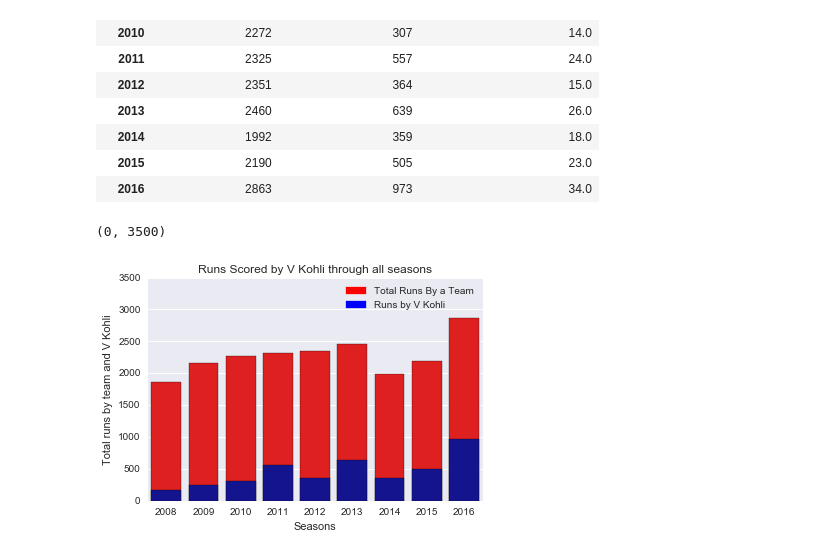
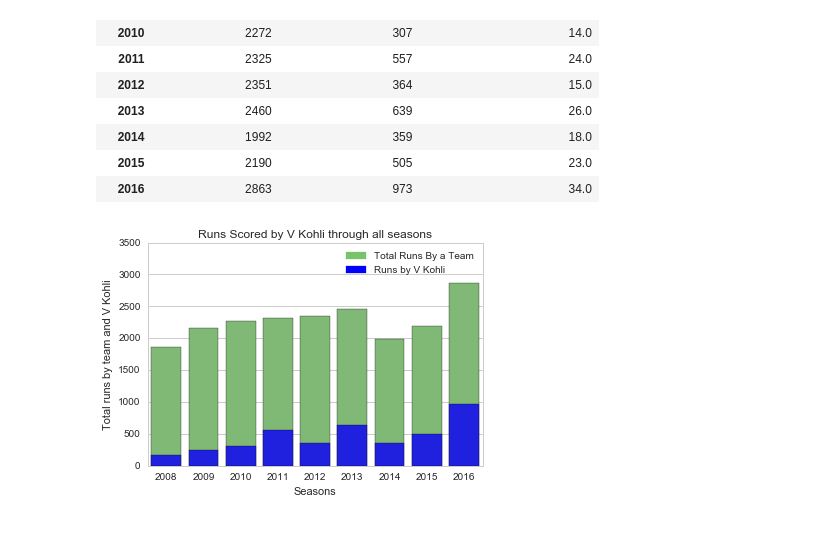
Before and after one commit to raoani/pythondataanalysis, a Jupyter notebook: IPLAnalysis/PythonAnalysis/analysis_3.ipynb, the cells around one changed output. Cells and saved outputs as stored; diff of their text form; code cells hidden in the pictures.

```diff
--- a/IPLAnalysis/PythonAnalysis/analysis_3.ipynb
+++ b/IPLAnalysis/PythonAnalysis/analysis_3.ipynb
@@ -68,13 +88,14 @@ appended_data.set_index(['season'])
 | 2016 | 2863 | 973 | 34.0 |
 # %%
 fig = plt.figure()
-sns.barplot(x =appended_data.season , y = appended_data['total_runs_by_team'] , color = "red")
-bottom_plot = sns.barplot(x = appended_data.season, y = appended_data['total_runs_by_' + a], color = "#0000A3")
+sns.barplot(x =appended_data.season , y = appended_data['total_runs_by_team'] , color = "#79c36a")
+bottom_plot = sns.barplot(x = appended_data.season, y = appended_data['total_runs_by_' + a], color = "blue")
+sns.set_style('whitegrid')
 bottom_plot.set(xlabel='Seasons', ylabel='Total runs by team and ' + a, title = 'Runs Scored by ' + a + ' through all seasons')
-red_patch = mpatches.Patch(color='red', label='Total Runs By a Team')
+red_patch = mpatches.Patch(color='#79c36a', label='Total Runs By a Team')
 blue_patch  = mpatches.Patch(color = 'blue' , label = 'Runs by ' + a)
 plt.legend(handles=[red_patch,blue_patch])
 plt.ylim([0,3500])
+sns.set_style('whitegrid')
 # %% [output]
-(0, 3500)
-[figure, old version]
+[figure, new version]
```
Also changed, not shown: parts of 1 cell of this notebook, 13 other files.
